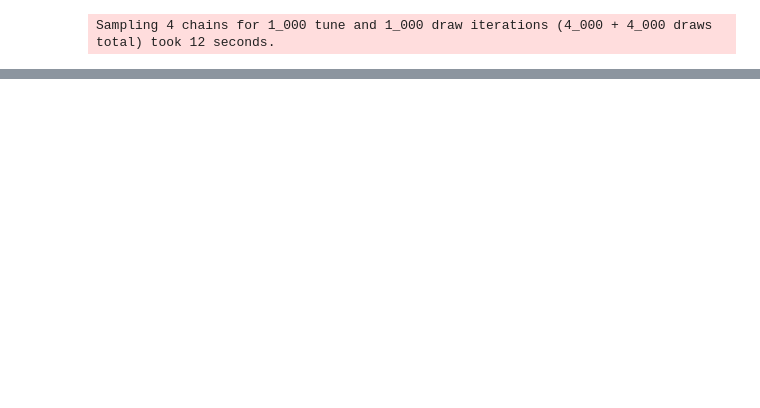
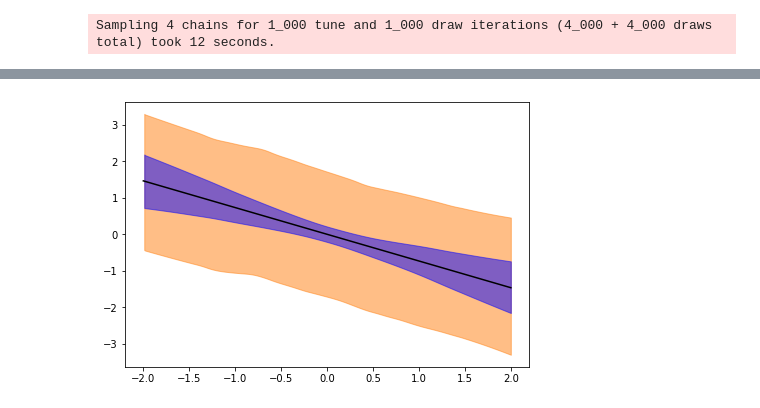
Before and after one commit to oadams/oadams.github.io, a Jupyter notebook: statistical_rethinking_solutions/ch5.ipynb, the cells around one changed output, grey strips where cells are left out. Saved outputs shown, nothing was run; the diff lists cells and outputs as text; code cells hidden in the pictures; blank space fills up the shorter version.

```diff
--- a/statistical_rethinking_solutions/ch5.ipynb
+++ b/statistical_rethinking_solutions/ch5.ipynb
@@ -375,0 +431,4 @@ plot_linear_hdi(trace['a'], trace['bS'], trace['sigma'], np.linspace(-2, 2, num=
+# %%
+plot_linear_hdi(trace['a'], trace['bA'], trace['sigma'], np.linspace(-2, 2, num=30))
+# %% [output]
+[figure, added]
```
Also changed, not shown: parts of 76 cells of this notebook.
